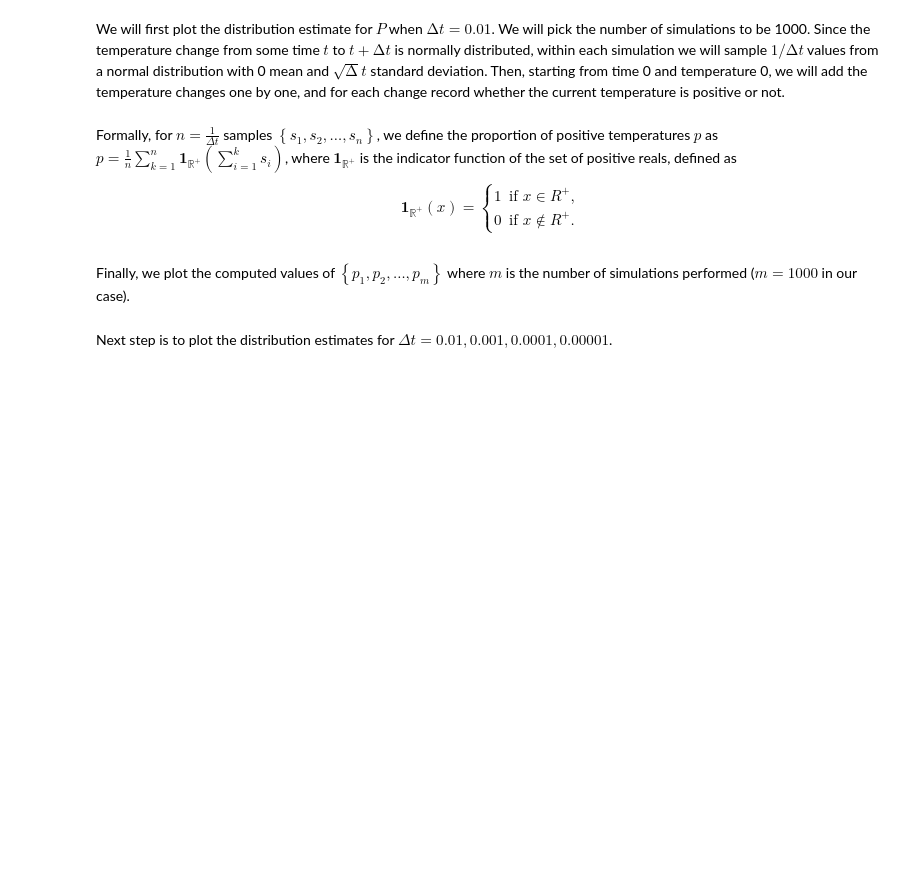
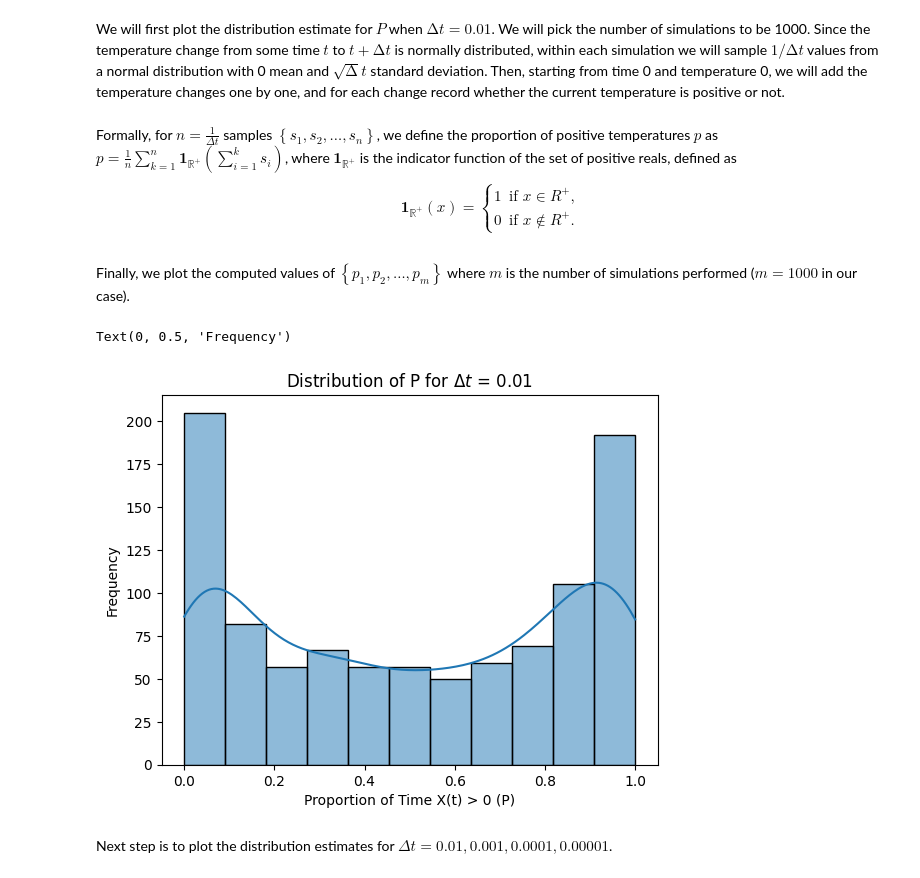
Before and after one commit to ZichengLiang/JLLA_Probablity, a Jupyter notebook: JLLA.ipynb, the cells around one changed output. Saved outputs shown, nothing was run; the diff lists cells and outputs as text; code cells hidden in the pictures; blank space fills up the shorter version.

Commit message:
Replace Invalid Unicode Delta Character

```diff
--- a/JLLA.ipynb
+++ b/JLLA.ipynb
@@ -62,9 +62,12 @@ Finally, we plot the computed values of $\left\{ p_1, p_2, \dots, p_m \right\}$
 # %%
 proportions = get_P(deltaT, num_simulations)
 sns.histplot(proportions, kde=True)
-plt.title(f'Distribution of P for Δt = {deltaT}')
+plt.title(f'Distribution of P for $\\Delta t$ = {deltaT}')
 plt.xlabel('Proportion of Time X(t) > 0 (P)')
 plt.ylabel('Frequency')
+# %% [output]
+Text(0, 0.5, 'Frequency')
+[figure, added]
 # %% [markdown]
 Next step is to plot the distribution estimates for $\Delta t = 0.01, 0.001, 0.0001, 0.00001$.
 # %%
```
Also changed, not shown: parts of 7 cells of this notebook.
